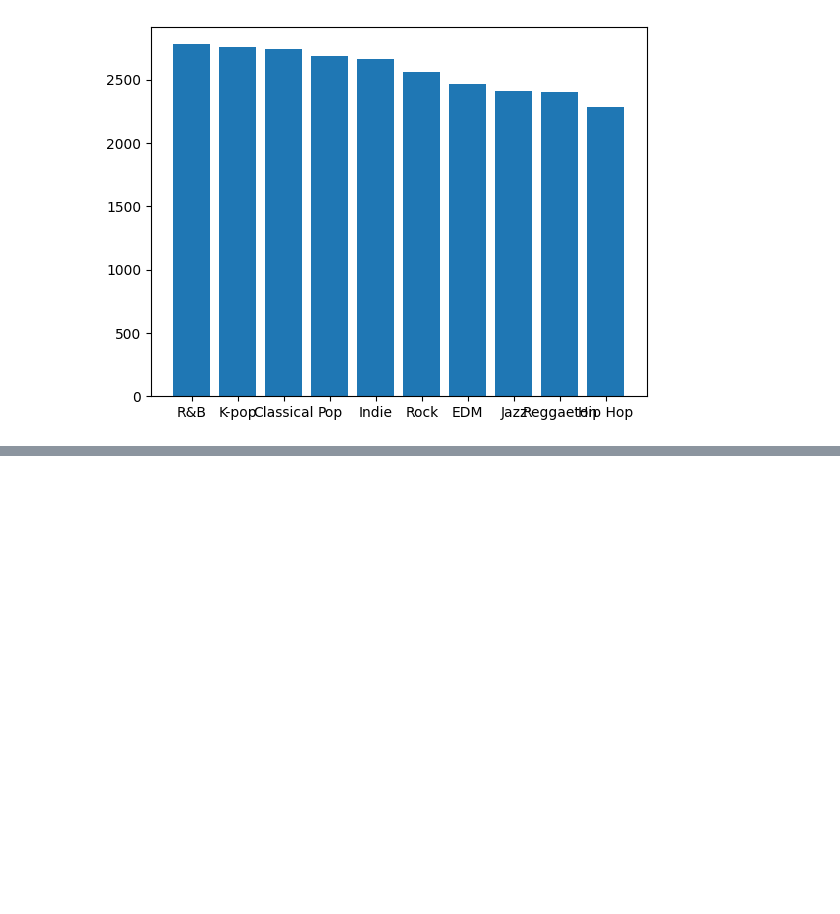
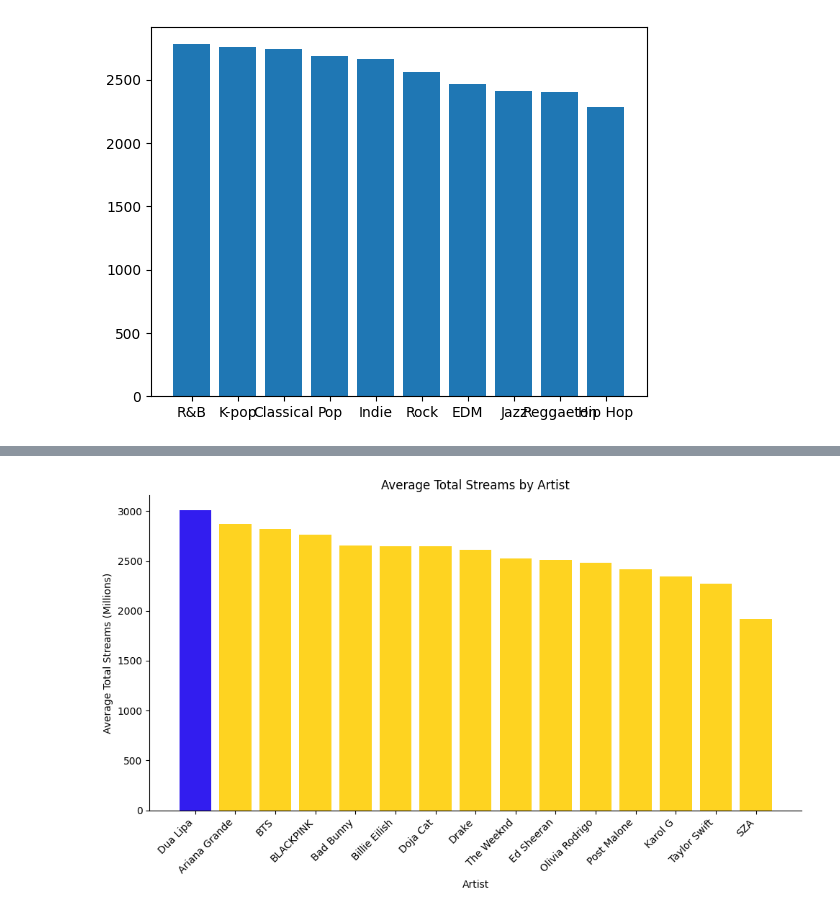
Before and after one commit to sithid/learning_plots_JamesGlosser, a Jupyter notebook: notebooks/plotbook.ipynb, the cells around one changed output, grey strips where cells are left out. Saved outputs shown, nothing was run; the diff lists cells and outputs as text; code cells hidden in the pictures; blank space fills up the shorter version.

```diff
--- a/notebooks/plotbook.ipynb
+++ b/notebooks/plotbook.ipynb
@@ -56,0 +63,3 @@ matplotlib.axes._axes.Axes
+# %%
+avg_artist_streams = spotify_df.groupby("Artist")["Total Streams (Millions)"].mean().sort_values(ascending=False)
+avg_artist_streams
@@ -56,0 +84,25 @@ matplotlib.axes._axes.Axes
+# %%
+plt.figure(figsize=(10,6))
+
+colors = ["#FED321"]*len(avg_artist_streams)
+
+max_index = avg_artist_streams.idxmax()
+highlight_position = avg_artist_streams.index.get_loc(max_index)
+
+colors[highlight_position] = "#321def"
+
+plt.bar(avg_artist_streams.index, avg_artist_streams.values, color = colors, width = 0.8 )
+
+ax = plt.gca()
+ax.spines['top'].set_visible(False)     # black line top of graph
+ax.spines['right'].set_visible(False)   # black line right of graph
+
+plt.xlabel("Artist")
+plt.ylabel("Average Total Streams (Millions)")
+plt.title("Average Total Streams by Artist")
+plt.xticks(rotation=45, ha="right")    # ha = horizontal alignment
+
+plt.tight_layout()
+plt.show()
+# %% [output]
+[figure, added]
```
Also changed, not shown: parts of 4 cells of this notebook.
